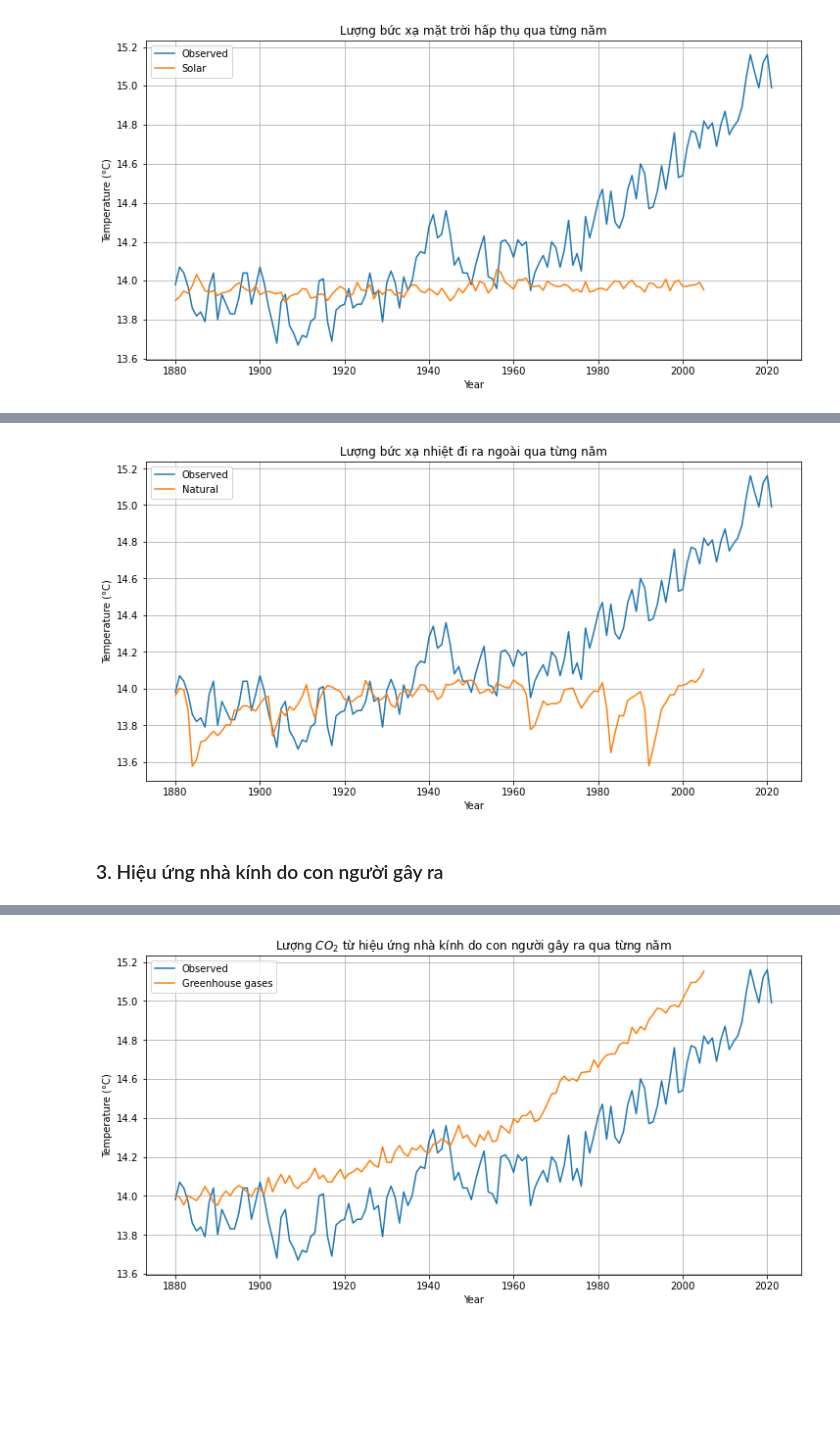
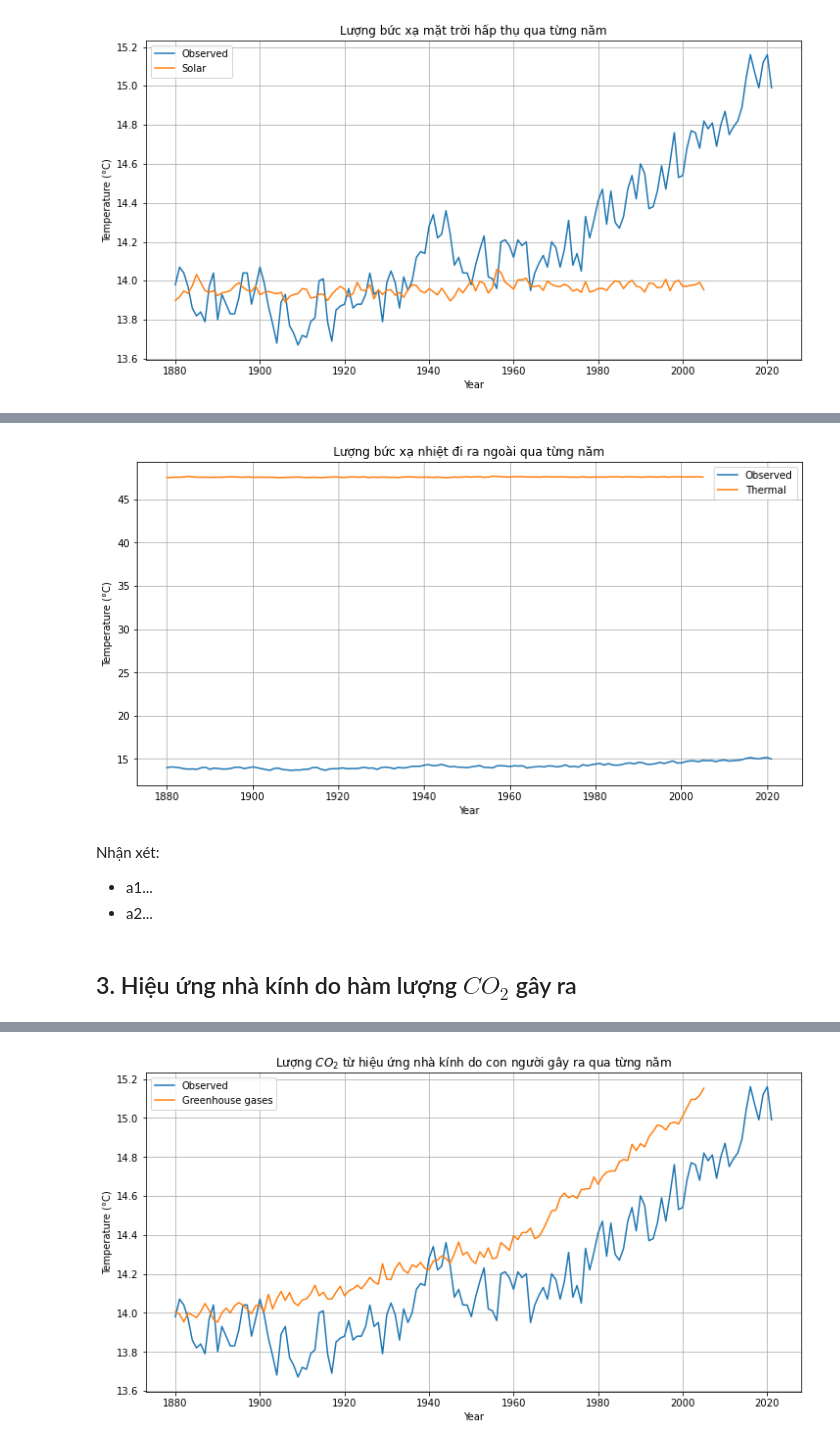
Before and after one commit to vt-khang/DA_ClimateModel, a Jupyter notebook: DA_ClimateModel.ipynb, the cells around one changed output, grey strips where cells are left out. Saved outputs shown, nothing was run; the diff lists cells and outputs as text; code cells hidden in the pictures; blank space fills up the shorter version.

```diff
--- a/DA_ClimateModel.ipynb
+++ b/DA_ClimateModel.ipynb
@@ -35,6 +37,7 @@ temp_df
 # %%
 forcings_df = pd.read_csv('forcings.csv', index_col = 0)
 forcings_df = forcings_df - 273.5
+forcings_df['Thermal'] = forcings_df['Solar'] - (1368 * (1 - 0.3) / 4 - 273)
 forcings_df
 # %% [output]
 |  | All forcings | Human | Natural | Anthropogenic tropospheric aerosol | Greenhouse gases | Land use | Orbital changes | ... |
@@ -98,14 +139,18 @@ def outgoing_thermal_radiation(T, A = A, B = B):
 # %%
 fig, ax = plt.subplots(figsize = (12, 6))
 ax.plot(temp_df['No_Smoothing'])
-ax.plot(forcings_df['Natural'].loc[1880:])
-ax.legend(['Observed', 'Natural'])
+ax.plot(forcings_df['Thermal'].loc[1880:])
+ax.legend(['Observed', 'Thermal'])
 ax.grid()
 plt.xlabel('Year')
 plt.ylabel('Temperature (°C)')
 plt.title('Lượng bức xạ nhiệt đi ra ngoài qua từng năm')
 plt.show()
 # %% [output]
-[figure, old version]
+[figure, new version]
+# %% [markdown]
+Nhận xét:
+- a1...
+- a2...
 # %% [markdown]
-### 3. Hiệu ứng nhà kính do con người gây ra
+## 3. Hiệu ứng nhà kính do hàm lượng $CO_2$ gây ra
```
Also changed, not shown: parts of 34 cells of this notebook.
